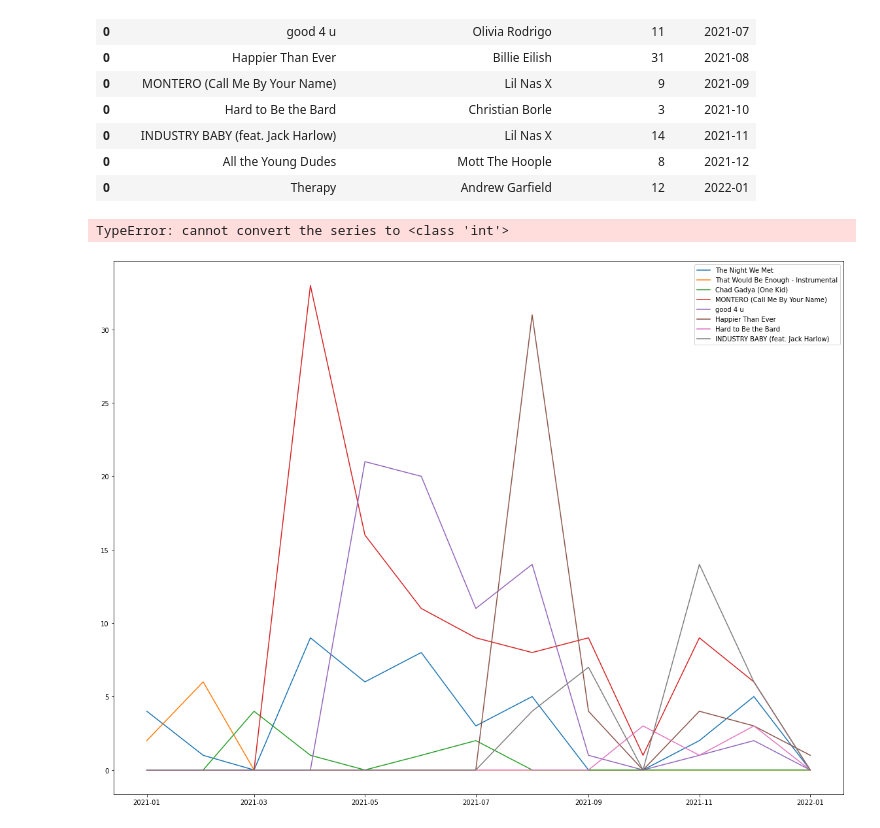
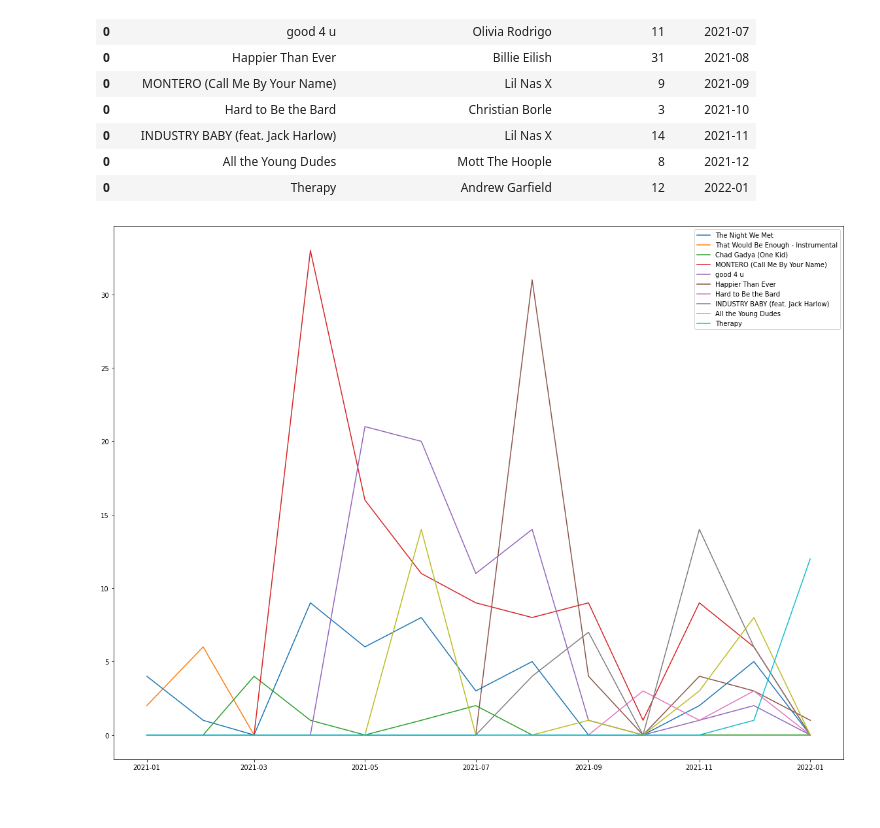
Before and after one commit to daphnaspira/Spotify-Wrapped-Plus, a Jupyter notebook: spotify_api.ipynb, the cells around one changed output. Cells and saved outputs as stored; diff of their text form; code cells hidden in the pictures.

```diff
--- a/spotify_api.ipynb
+++ b/spotify_api.ipynb
@@ -154,36 +183,6 @@ See the caveats in the documentation: https://pandas.pydata.org/pandas-docs/stab
 | 0 | All the Young Dudes | Mott The Hoople | 8 | 2021-12 |
 | 0 | Therapy | Andrew Garfield | 12 | 2022-01 |
 # %%
-def plot_top_songs_over_time(top_songs_df, monthly_song_freqs_df, dates, date_column_name):
-
-    top_songs = top_songs_df['trackName'].unique()
-
-    all_plays_of_top_songs_df = pd.DataFrame()
-    for song in top_songs:
-        all_plays = monthly_song_freqs_df[monthly_song_freqs_df['trackName']==song]
-        all_plays_of_top_songs_df = all_plays_of_top_songs_df.append(all_plays)
-
-    plt.figure(figsize=(20,15))
-    pd.plotting.register_matplotlib_converters()
-
-    for song in top_songs:
-        one_song_freqs = all_plays_of_top_songs_df[all_plays_of_top_songs_df['trackName']==song]
-        freq_list = []
-        for date in dates:
-            if (one_song_freqs[date_column_name]==date).any():
-                that_day = one_song_freqs[one_song_freqs[date_column_name]==date]
-                freq_list.append(int(that_day['Number of Plays']))
-            else:
-                freq_list.append(0)
-        dates_and_freqs_df = pd.DataFrame(data=freq_list, index=dates)
-        dates_and_freqs_df.index = dates_and_freqs_df.index.to_timestamp()
-        plt.plot(dates_and_freqs_df, label=song)
-        plt.legend()
-
-    plt.savefig('top_song_per_month_over_time.png')
-    plt.show()
-
 plot_top_songs_over_time(top_songs_df, monthly_song_freqs_df, months, 'Month-Year')
 # %% [output]
-TypeError: cannot convert the series to <class 'int'>
-[figure, old version]
+[figure, new version]
```
Also changed, not shown: parts of 3 cells of this notebook.
